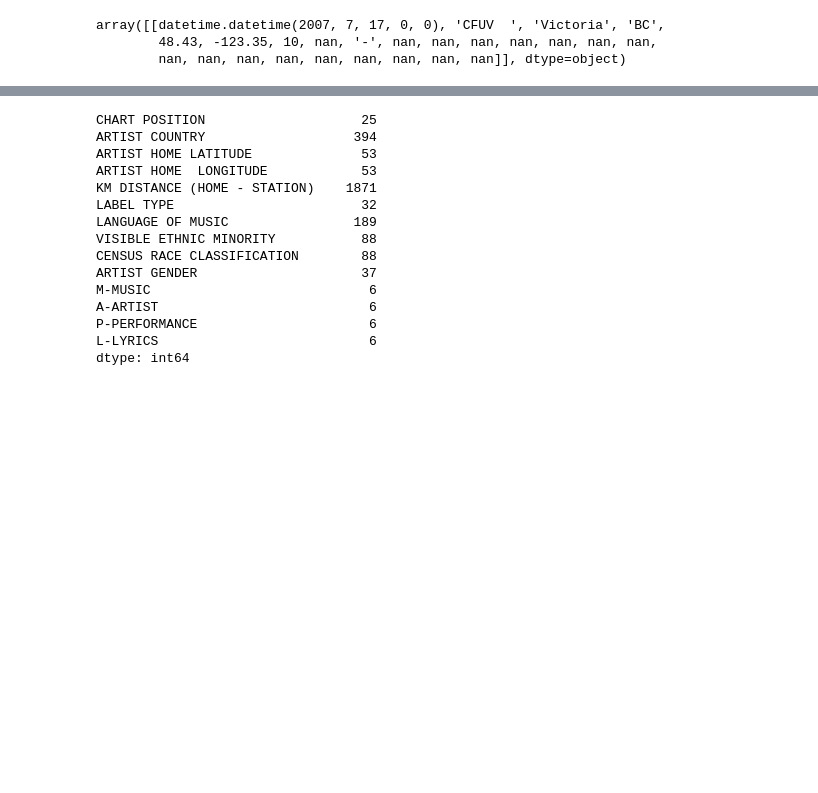
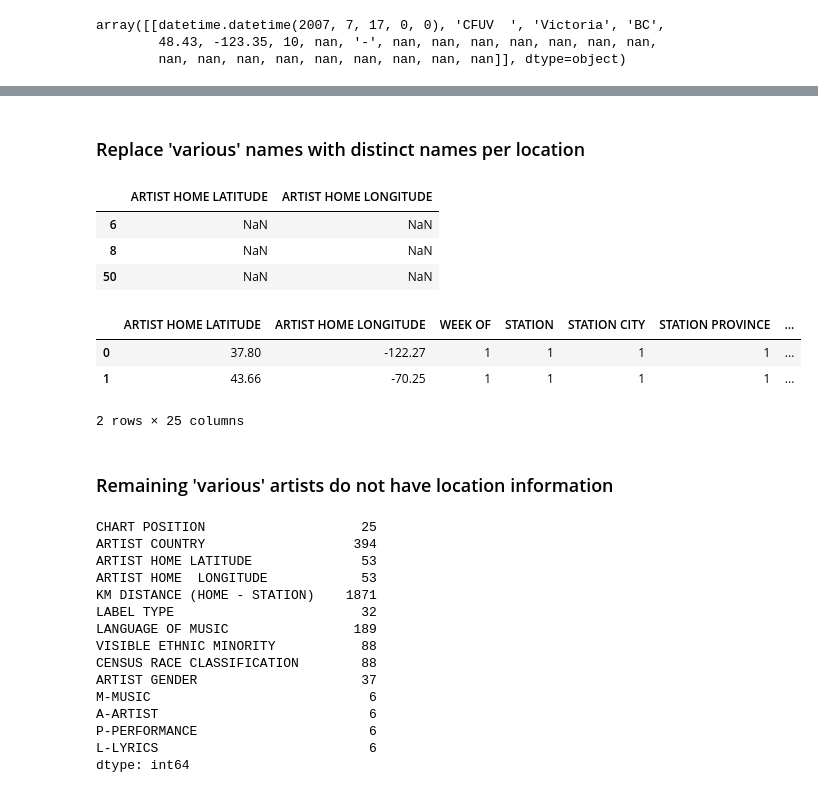
Before and after one commit to OwenBrush/canadian-hip-hop-radio-analysis, a Jupyter notebook: data_cleaning.ipynb, the cells around one changed output, grey strips where cells are left out. Cells and saved outputs as stored; diff of their text form; code cells hidden in the pictures; blank space fills up the shorter version.

Commit message:
Began new cleaning for dealing with artists who have multiple locations

```diff
--- a/data_cleaning.ipynb
+++ b/data_cleaning.ipynb
@@ -10,6 +10,8 @@ df.head(1)
 |  | WEEK OF | STATION | STATION CITY | STATION PROVINCE | STATION LATITUDE | STATION LONGITUDE | CHART POSITION | ... |
 | 0 | 2006-01-10 00:00:00 | CJSR | Edmonton | AB | 53.55 | -113.5 | 4 | ... |
 1 rows × 25 columns
+# %%
+df.rename(columns={'ARTIST HOME  LONGITUDE': 'ARTIST HOME LONGITUDE'}, inplace=True)
 # %%
 # Drop empty column
 clean_df = df.drop('Unnamed: 24', axis=1)
@@ -152,3 +174,27 @@ clean_df = clean_df[~clean_df['ARTIST NAME(S)'].isna()]
+# %% [markdown]
+### Replace 'various' names with distinct names per location
+# %%
+
+various_locations = df[df['ARTIST NAME(S)'] == 'Various '].groupby(['ARTIST HOME LATITUDE', 'ARTIST HOME LONGITUDE']).count().reset_index()
+for i, location in enumerate(various_locations[['ARTIST HOME LATITUDE', 'ARTIST HOME LONGITUDE']].values):
+    filter = (df['ARTIST NAME(S)'] == 'Various ') & (df['ARTIST HOME LATITUDE'] == location[0]) & (df['ARTIST HOME LONGITUDE'] == location[1])
+    df.loc[filter,['ARTIST NAME(S)']] = f'Various_{i}'
+# %%
+df[df['ARTIST NAME(S)'] == 'Various '][['ARTIST HOME LATITUDE', 'ARTIST HOME LONGITUDE']].head(3)
+# %% [output]
+|  | ARTIST HOME LATITUDE | ARTIST HOME LONGITUDE |
+| 6 | NaN | NaN |
+| 8 | NaN | NaN |
+| 50 | NaN | NaN |
+# %%
+df[df['ARTIST NAME(S)'] == 'Alias And Tarsier '].groupby(['ARTIST HOME LATITUDE', 'ARTIST HOME LONGITUDE']).count().reset_index()
+# %% [output]
+|  | ARTIST HOME LATITUDE | ARTIST HOME LONGITUDE | WEEK OF | STATION | STATION CITY | STATION PROVINCE | ... |
+| 0 | 37.80 | -122.27 | 1 | 1 | 1 | 1 | ... |
+| 1 | 43.66 | -70.25 | 1 | 1 | 1 | 1 | ... |
+2 rows × 25 columns
+# %% [markdown]
+### Remaining 'various' artists do not have location information
 # %%
 replace_nans('ARTIST NAME(S)', ['ARTIST HOME CITY',
                                 'ARTIST HOME LATITUDE',
```
Also changed, not shown: parts of 4 cells of this notebook.
